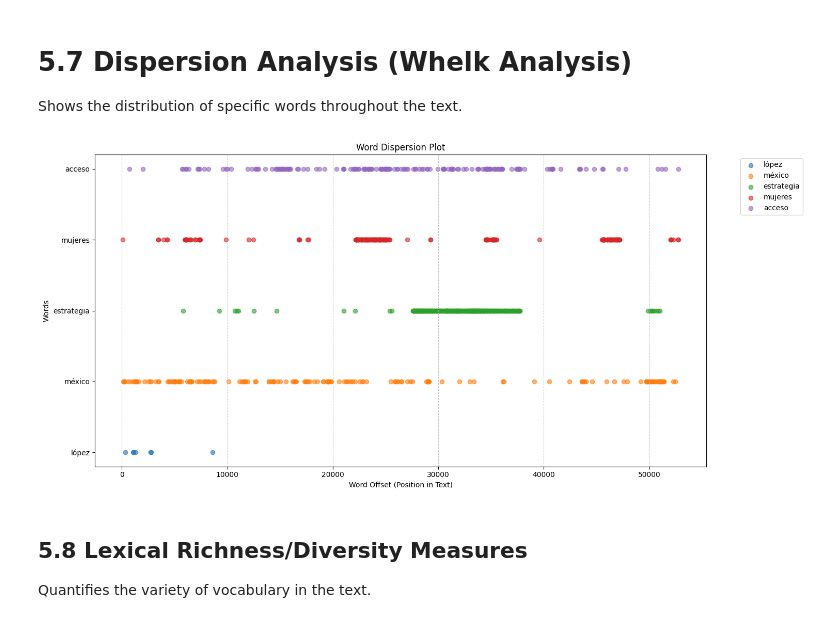
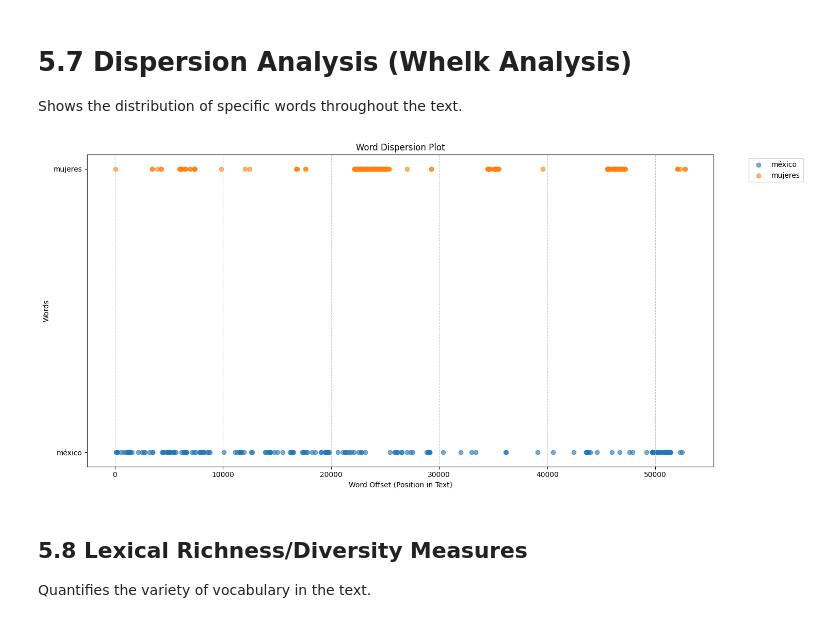
Before and after one commit to data-science-adventure/text-exploration, a Jupyter notebook: text-exploration.ipynb, the cells around one changed output. Cells and saved outputs as stored; diff of their text form; code cells hidden in the pictures.

```diff
--- a/text-exploration.ipynb
+++ b/text-exploration.ipynb
@@ -296,20 +296,10 @@ salud: 0.1254
 Shows the distribution of specific words throughout the text.
 # %%
 # Dispersion Analysis
-
-
-# Example: Choose some keywords or frequent words to track
-words_to_track =  ['lópez', 'méxico', 'estrategia', 'mujeres', 'acceso']
 for document in documents:
-    # Ensure these words are present in the 'words' list (lowercase)
-    words_to_track_filtered = [word for word in words_to_track if word in set(document.words)]
-
-    if words_to_track_filtered:
-        exploration.plot_word_dispersion(document.words, words_to_track_filtered)
-    else:
-        print("None of the specified words were found in the text for dispersion analysis.")
+    exploration.dispersion_analysis(document.words, context.words_to_track)
 # %% [output]
-[figure, old version]
+[figure, new version]
 # %% [markdown]
 ## 5.8 Lexical Richness/Diversity Measures
 
```
Also changed, not shown: parts of 3 cells of this notebook, 1 other file.
